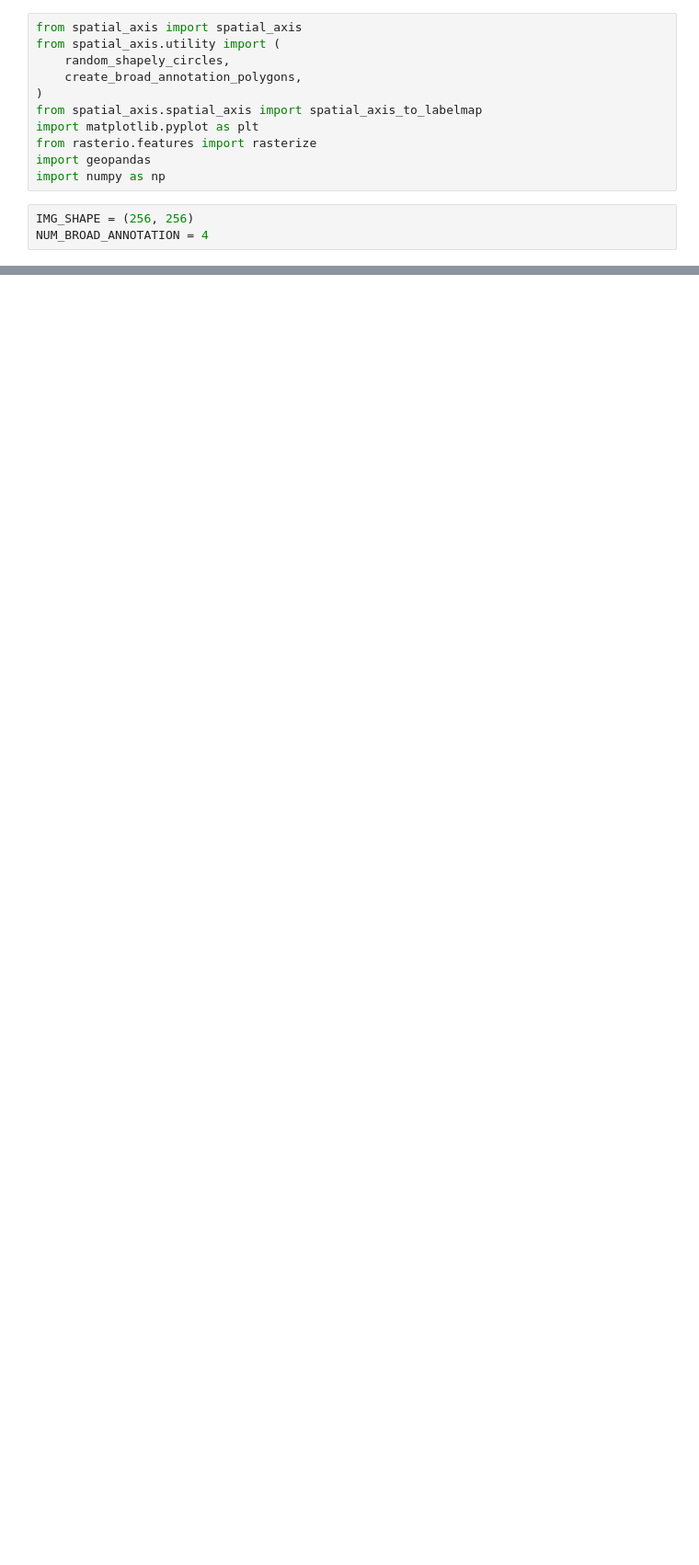
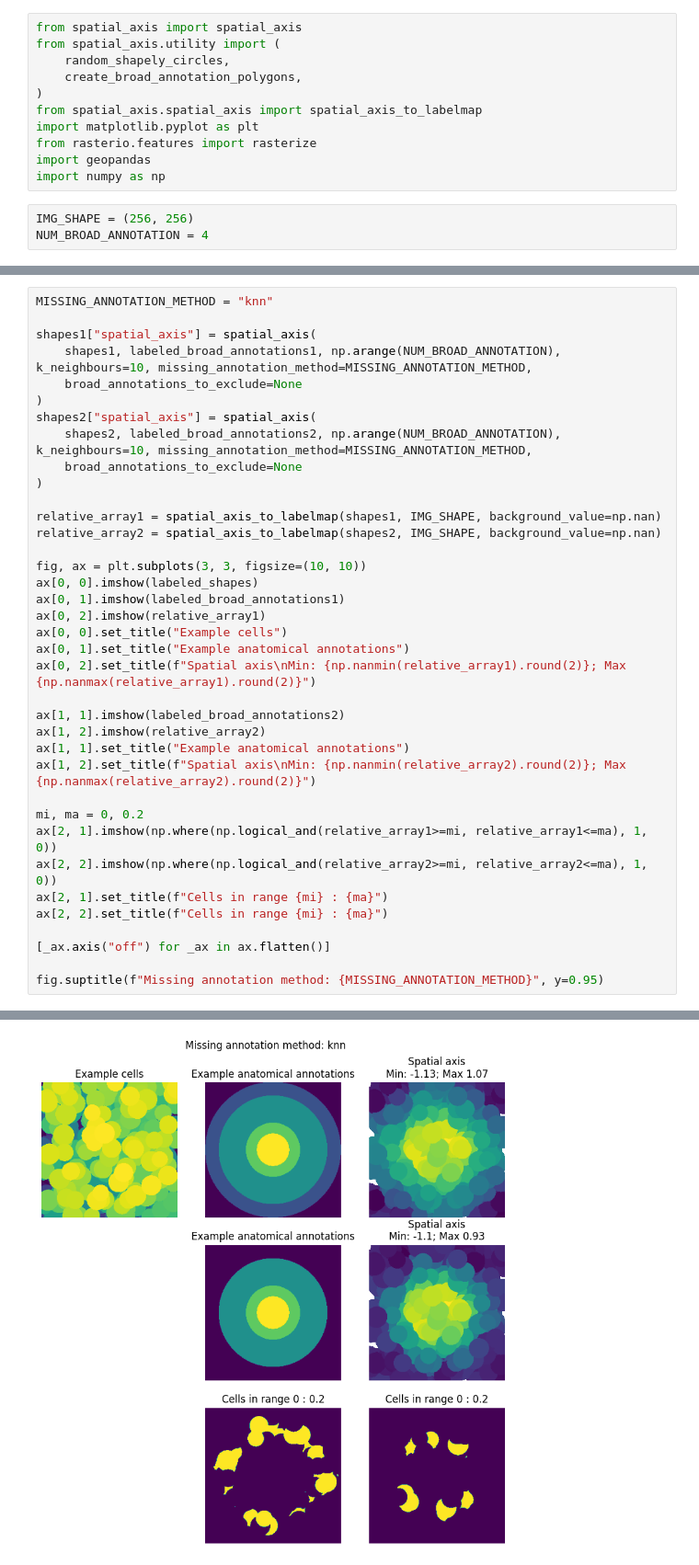
Before and after one commit to callum-jpg/spatial_axis, a Jupyter notebook: notebooks/spatial_axis_for_multiple_samples.ipynb, the cells around one changed output, grey strips where cells are left out. Shown at 92% size. Drawn from its saved outputs; the diff is of its cells as text; blank space fills up the shorter version.

```diff
--- a/notebooks/spatial_axis_for_multiple_samples.ipynb
+++ b/notebooks/spatial_axis_for_multiple_samples.ipynb
@@ -161,0 +148,38 @@ ax[2, 2].set_title(f"Cells in range {mi} : {ma}")
+# %%
+MISSING_ANNOTATION_METHOD = "knn"
+
+shapes1["spatial_axis"] = spatial_axis(
+    shapes1, labeled_broad_annotations1, np.arange(NUM_BROAD_ANNOTATION), k_neighbours=10, missing_annotation_method=MISSING_ANNOTATION_METHOD,
+    broad_annotations_to_exclude=None
+)
+shapes2["spatial_axis"] = spatial_axis(
+    shapes2, labeled_broad_annotations2, np.arange(NUM_BROAD_ANNOTATION), k_neighbours=10, missing_annotation_method=MISSING_ANNOTATION_METHOD,
+    broad_annotations_to_exclude=None
+)
+
+relative_array1 = spatial_axis_to_labelmap(shapes1, IMG_SHAPE, background_value=np.nan)
+relative_array2 = spatial_axis_to_labelmap(shapes2, IMG_SHAPE, background_value=np.nan)
+
+fig, ax = plt.subplots(3, 3, figsize=(10, 10))
+ax[0, 0].imshow(labeled_shapes)
+ax[0, 1].imshow(labeled_broad_annotations1)
+ax[0, 2].imshow(relative_array1)
+ax[0, 0].set_title("Example cells")
+ax[0, 1].set_title("Example anatomical annotations")
+ax[0, 2].set_title(f"Spatial axis\nMin: {np.nanmin(relative_array1).round(2)}; Max {np.nanmax(relative_array1).round(2)}")
+
+ax[1, 1].imshow(labeled_broad_annotations2)
+ax[1, 2].imshow(relative_array2)
+ax[1, 1].set_title("Example anatomical annotations")
+ax[1, 2].set_title(f"Spatial axis\nMin: {np.nanmin(relative_array2).round(2)}; Max {np.nanmax(relative_array2).round(2)}")
+
+mi, ma = 0, 0.2
+ax[2, 1].imshow(np.where(np.logical_and(relative_array1>=mi, relative_array1<=ma), 1, 0))
+ax[2, 2].imshow(np.where(np.logical_and(relative_array2>=mi, relative_array2<=ma), 1, 0))
+ax[2, 1].set_title(f"Cells in range {mi} : {ma}")
+ax[2, 2].set_title(f"Cells in range {mi} : {ma}")
+
+[_ax.axis("off") for _ax in ax.flatten()]
+
+fig.suptitle(f"Missing annotation method: {MISSING_ANNOTATION_METHOD}", y=0.95)
+# %% [output]
@@ -161,0 +191 @@ ax[2, 2].set_title(f"Cells in range {mi} : {ma}")
+[figure, added]
```
Also changed, not shown: parts of 10 cells of this notebook, 1 other file.
